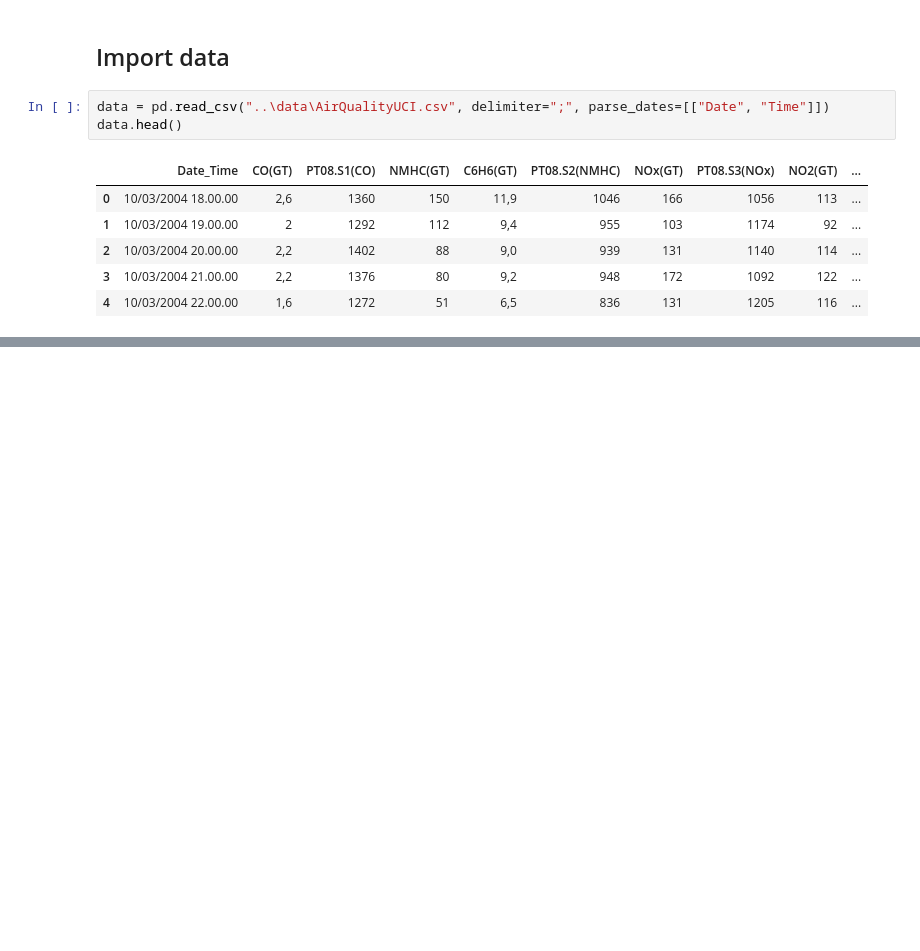
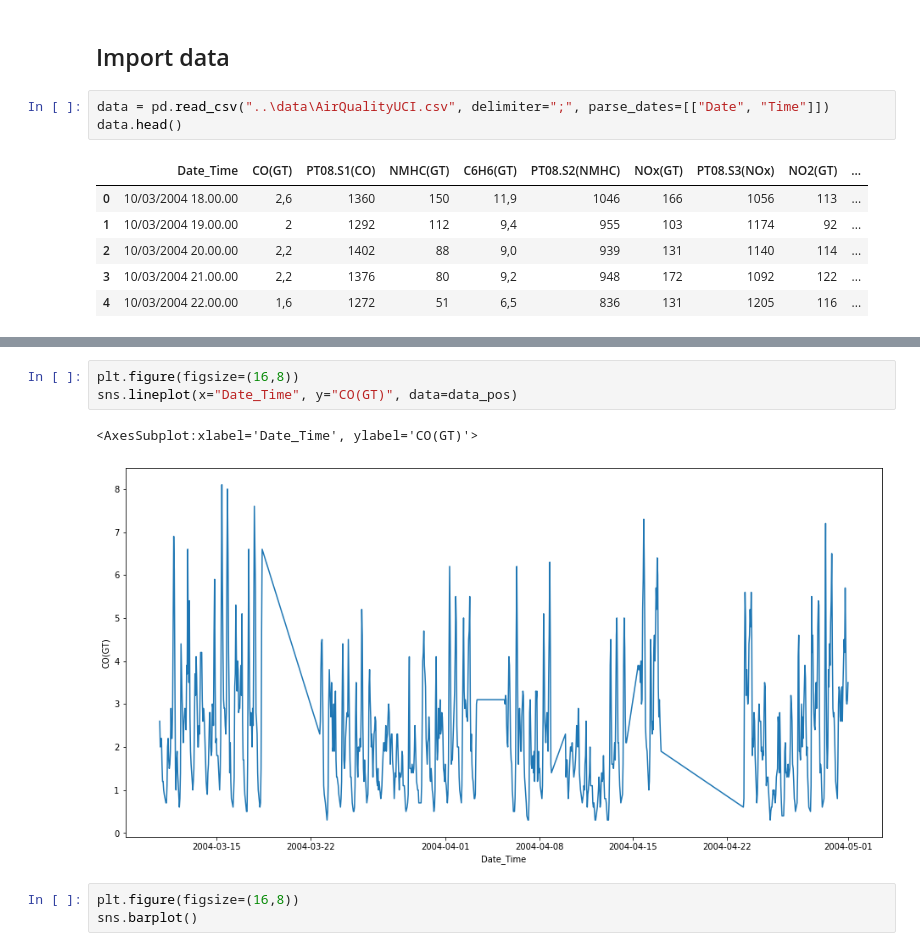
Before and after one commit to phisinger/AirQuality_TimeAnalysis, a Jupyter notebook: notebooks/visualisation.ipynb, the cells around one changed output, grey strips where cells are left out. Saved outputs shown, nothing was run; the diff lists cells and outputs as text; blank space fills up the shorter version.

```diff
--- a/notebooks/visualisation.ipynb
+++ b/notebooks/visualisation.ipynb
@@ -55,0 +112,9 @@ plt
+# %%
+plt.figure(figsize=(16,8))
+sns.lineplot(x="Date_Time", y="CO(GT)", data=data_pos)
+# %% [output]
+<AxesSubplot:xlabel='Date_Time', ylabel='CO(GT)'>
+[figure, added]
+# %%
+plt.figure(figsize=(16,8))
+sns.barplot()
```
Also changed, not shown: parts of 16 cells of this notebook.
